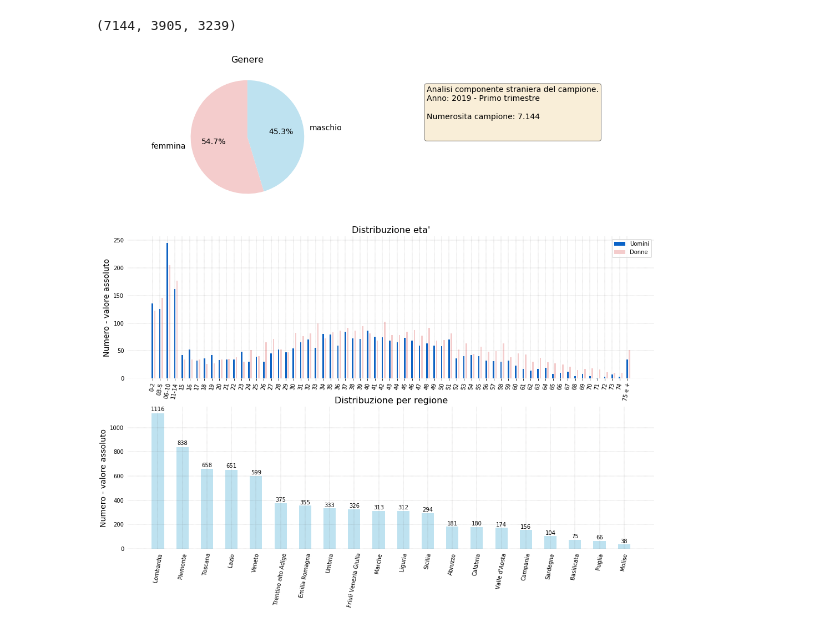
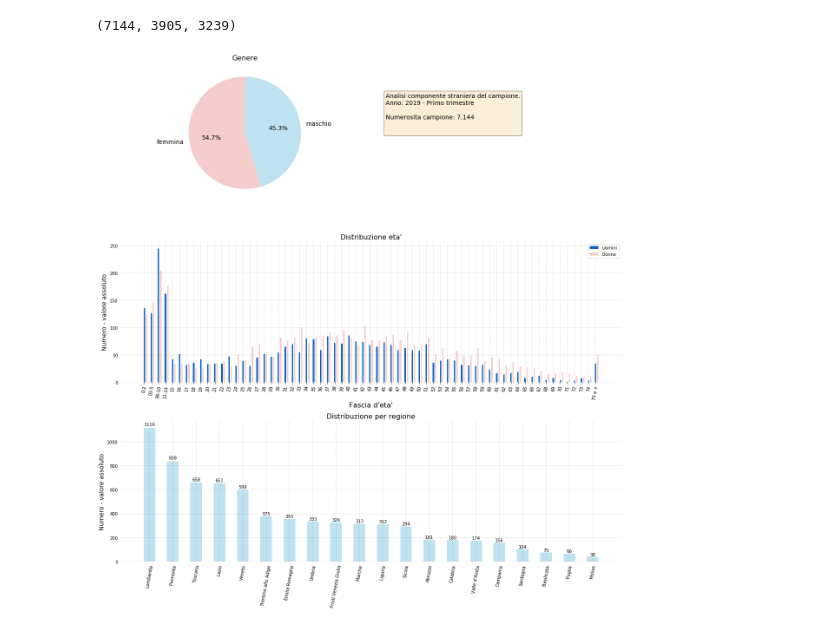
Before and after one commit to p-giovanni/ForzaLavoro, a Jupyter notebook: notebook/ForzaLavoro.ipynb, the cells around one changed output. Cells and saved outputs as stored; diff of their text form; code cells hidden in the pictures.

Commit message:
Improved charts.

```diff
--- a/notebook/ForzaLavoro.ipynb
+++ b/notebook/ForzaLavoro.ipynb
@@ -936,7 +921,7 @@ assert fr_total_num == (fr_male_subset_num + fr_female_subset_num), "The sum of
 (7144, 3905, 3239)
 # %%
 
-fig = plt.figure(figsize=(17, 16))
+fig = plt.figure(figsize=(17, 18))
 gs = fig.add_gridspec(3, 2)
 
 ax = []
@@ -1008,31 +993,33 @@ ax[idx].legend()
 remove_tick_lines('y', ax[idx])
 
 #every_nth_tick(ax[idx], every_nth = 3)
+ax[idx].set_xlabel("Fascia d'eta'", fontsize=16)
 ax[idx].tick_params(axis='both', labelsize=10)
 ax[idx].set_xticklabels(foreigner_female_by_age.index, rotation=80)
 
 # ------------------------------------------------------------------------
 # Region distribution of foreneirs citizens.
 idx = 3
 width = 0.5
 
 remove_tick_lines('y', ax[idx])
 regions_dist = df_red[esteri_mask]['Regione'].value_counts().to_frame()
 region_num = regions_dist['Regione']
 region_labels = regions_dist.index
 
 rects_region = ax[idx].bar(region_labels, region_num, width=width, color=colors['default'])
 set_axes_common_properties(ax[idx])
 
 autolabel(rects_region, ax[idx])
 remove_tick_lines('y', ax[idx])
 remove_tick_lines('x', ax[idx])
 
 ax[idx].set_xticklabels(region_labels, rotation=80)
 ax[idx].tick_params(axis='both', labelsize=10)
 ax[idx].set_ylabel("Numero - valore assoluto", fontsize=14)
 ax[idx].set_title("Distribuzione per regione", fontsize=16)
 
+plt.tight_layout()
 plt.savefig(os.path.join(images_path,"{prefix}lavoratori_esteri.png".format(prefix=file_prefix)))
 # %% [output]
-[figure, old version]
+[figure, new version]
```
Also changed, not shown: parts of 5 cells of this notebook, 3 other files.
